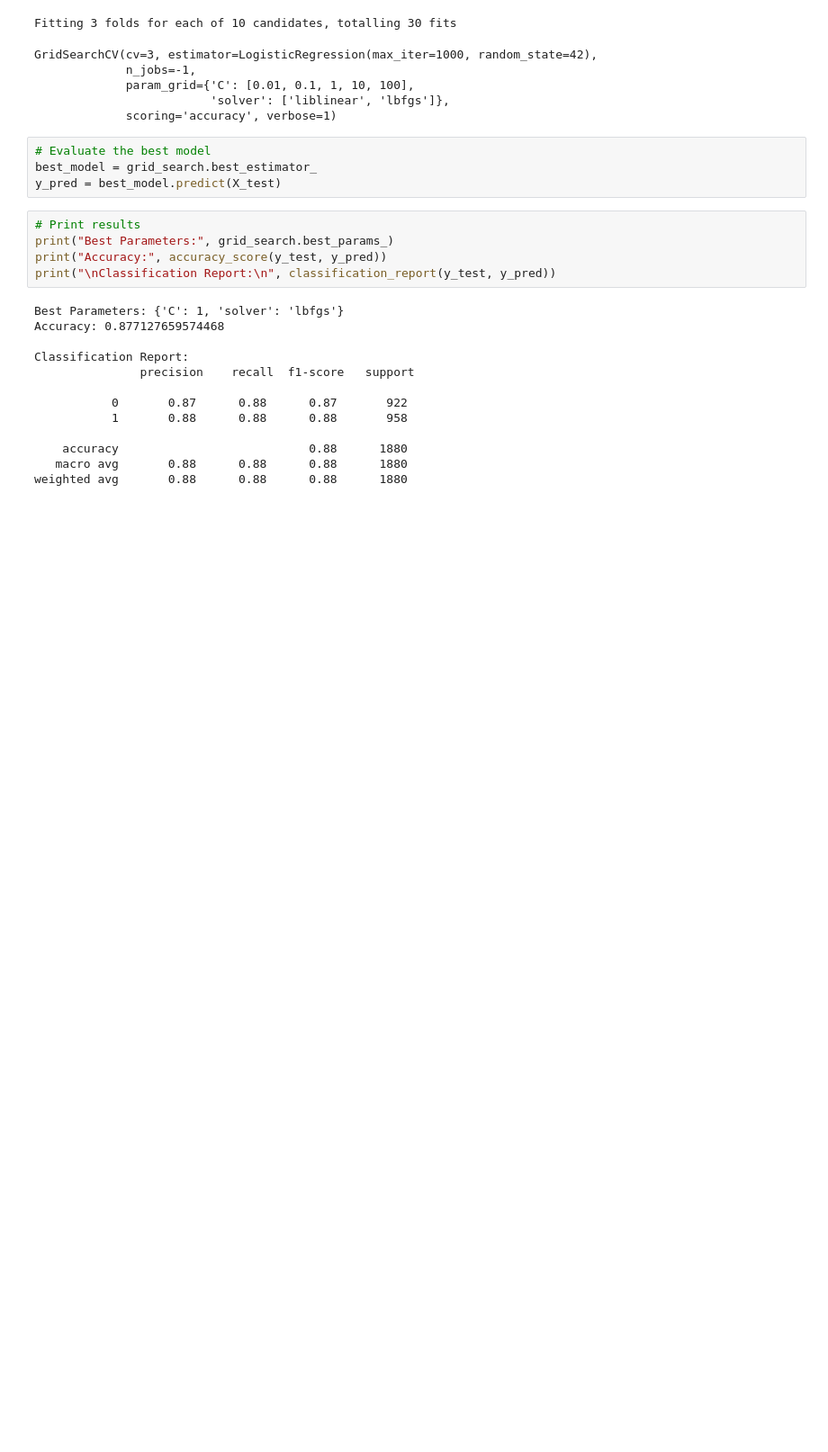
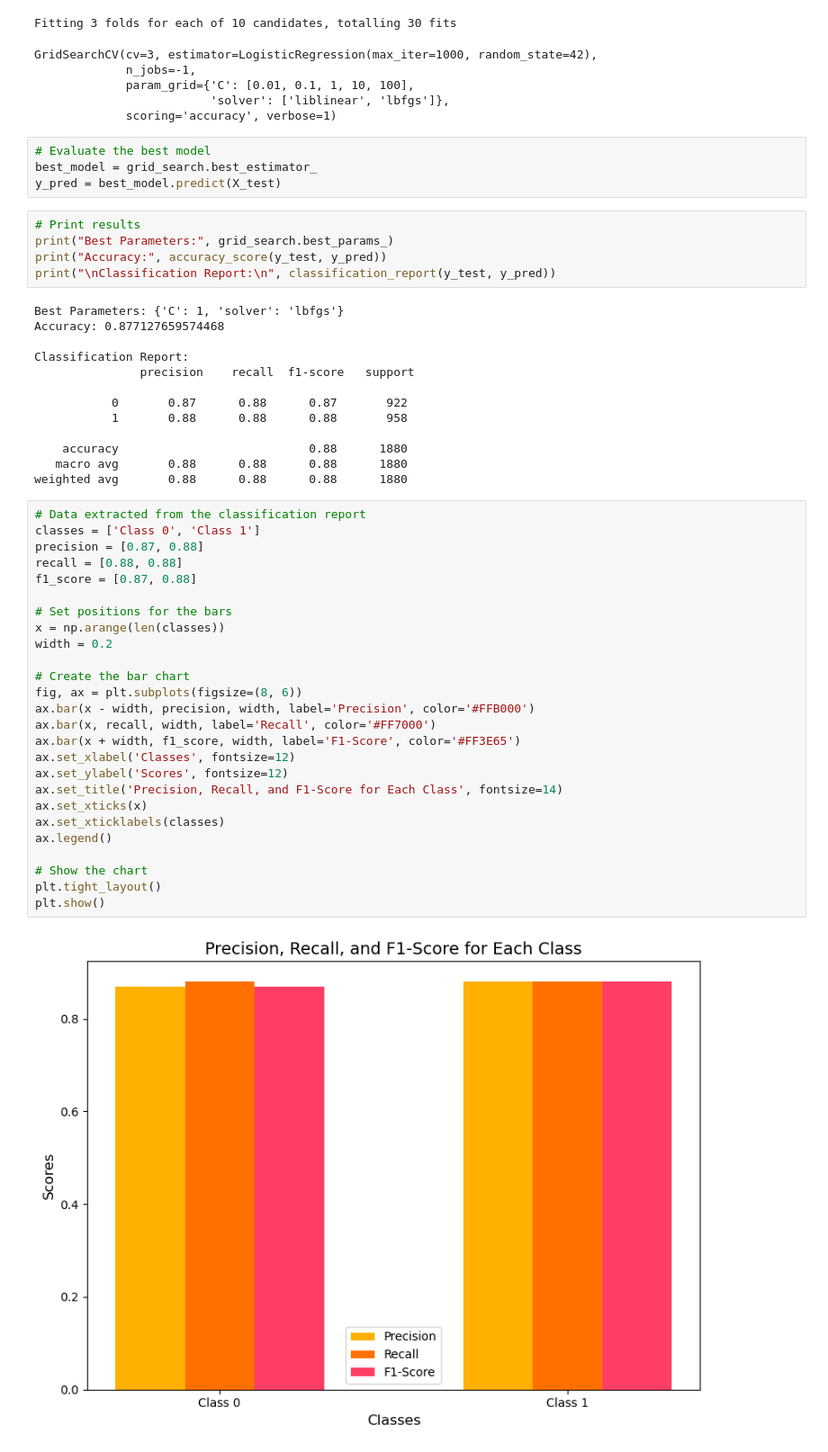
Before and after one commit to aparajita-code/Neuro_Ninjas, a Jupyter notebook: Stroke_prediction_Aya.ipynb, the cells around one changed output. Shown: that part at 90% size. Drawn from its saved outputs; the diff is of its cells as text; blank space fills up the shorter version.

```diff
--- a/Stroke_prediction_Aya.ipynb
+++ b/Stroke_prediction_Aya.ipynb
@@ -171,6 +177,34 @@ Classification Report:
     accuracy                           0.88      1880
    macro avg       0.88      0.88      0.88      1880
 weighted avg       0.88      0.88      0.88      1880
+# %%
+# Data extracted from the classification report
+classes = ['Class 0', 'Class 1']
+precision = [0.87, 0.88]
+recall = [0.88, 0.88]
+f1_score = [0.87, 0.88]
+
+# Set positions for the bars
+x = np.arange(len(classes))
+width = 0.2
+
+# Create the bar chart
+fig, ax = plt.subplots(figsize=(8, 6))
+ax.bar(x - width, precision, width, label='Precision', color='#FFB000')
+ax.bar(x, recall, width, label='Recall', color='#FF7000')
+ax.bar(x + width, f1_score, width, label='F1-Score', color='#FF3E65')
+ax.set_xlabel('Classes', fontsize=12)
+ax.set_ylabel('Scores', fontsize=12)
+ax.set_title('Precision, Recall, and F1-Score for Each Class', fontsize=14)
+ax.set_xticks(x)
+ax.set_xticklabels(classes)
+ax.legend()
+
+# Show the chart
+plt.tight_layout()
+plt.show()
+# %% [output]
+[figure, added]
 # %%
 # Extract and prepare the coefficients for each feature
 coefficients = pd.DataFrame({
```
Also changed, not shown: parts of 6 cells of this notebook, 1 other file.
